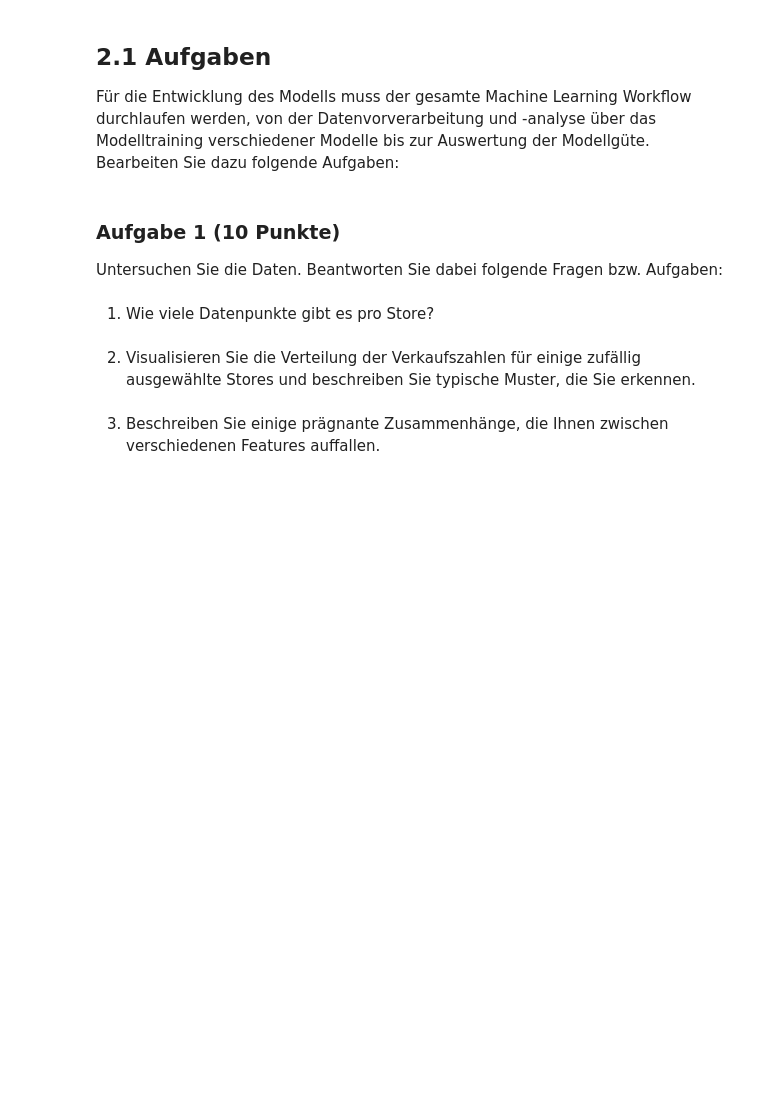
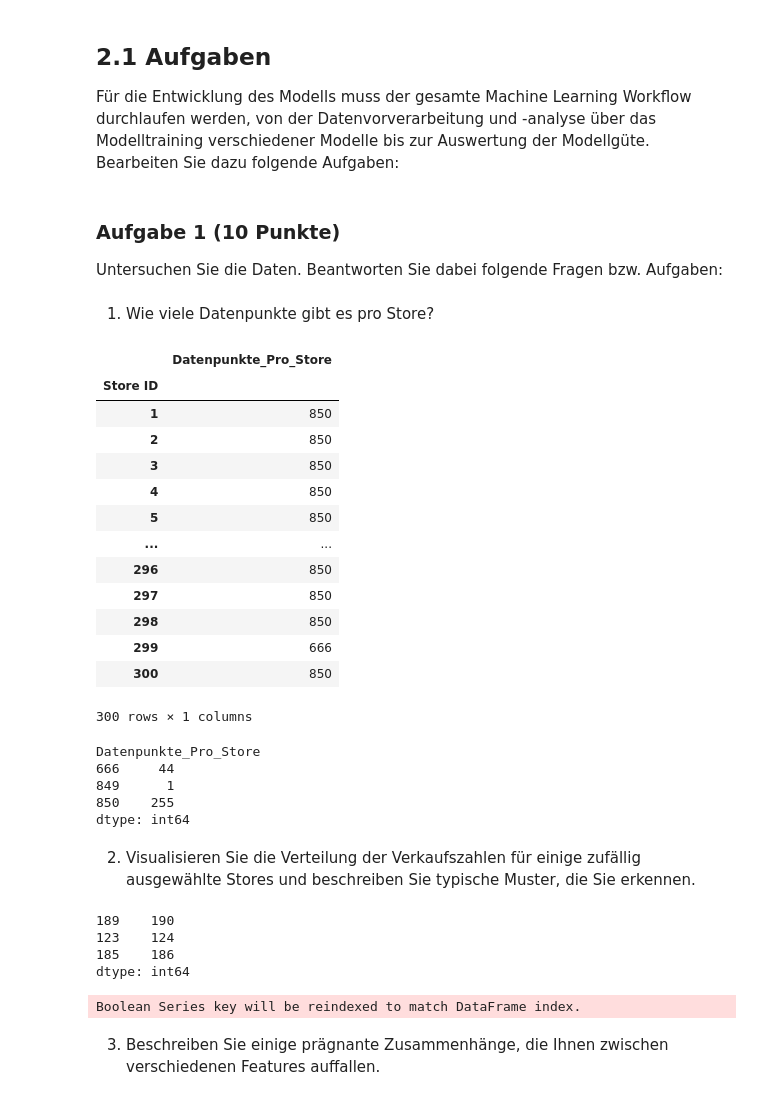
Before and after one commit to turulix/DMML1_Projekt, a Jupyter notebook: DMML1_Projekt_Abgabe.ipynb, the cells around one changed output. Drawn from its saved outputs; the diff is of its cells as text; code cells hidden in the pictures; blank space fills up the shorter version.

```diff
--- a/DMML1_Projekt_Abgabe.ipynb
+++ b/DMML1_Projekt_Abgabe.ipynb
@@ -27,7 +29,60 @@ Bearbeiten Sie dazu folgende Aufgaben:
 Untersuchen Sie die Daten. Beantworten Sie dabei folgende Fragen bzw. Aufgaben:
 # %% [markdown]
 1. Wie viele Datenpunkte gibt es pro Store?
+# %%
+task_1_1 = df_train.groupby('Store ID')[['Store ID']].agg(Datenpunkte_Pro_Store=('Store ID', 'count'))
+display(task_1_1)
+# %% [output]
+|  | Datenpunkte_Pro_Store |
+| Store ID |  |
+| 1 | 850 |
+| 2 | 850 |
+| 3 | 850 |
+| 4 | 850 |
+| 5 | 850 |
+| ... | ... |
+| 296 | 850 |
+| 297 | 850 |
+| 298 | 850 |
+| 299 | 666 |
+| 300 | 850 |
+300 rows × 1 columns
+# %%
+#Naheliegende Frage: Wie viele unterschiedliche Anzahl an Datenpunkten gibt es mit welcher Anzahl?
+task_1_1.groupby('Datenpunkte_Pro_Store').size()
+# %% [output]
+Datenpunkte_Pro_Store
+666     44
+849      1
+850    255
+dtype: int64
 # %% [markdown]
 2. Visualisieren Sie die Verteilung der Verkaufszahlen für einige zufällig ausgewählte Stores und beschreiben Sie typische Muster, die Sie erkennen.
+# %%
+#Alle Store IDs
+unique_store_ids = df_train['Store ID'].unique()
+
+# Zufällig 5 Store IDs auswählen mit sample
+random_store_ids = pd.Series(unique_store_ids).sample(n=3, random_state=1)
+print(random_store_ids)
+
+# DataFrame filtern, um nur die ausgewählten Store IDs zu behalten
+selected_df = df_train[df_train['Store ID'].isin(random_store_ids)]
+selected_df
+
+#Lineplot für Verkaufzahlen der Stores
+df_viz = selected_df.groupby(['Store ID', 'Date'], as_index=False)[['Sales']].sum().sort_values(by='Date')
+px.line(df_viz, x='Date', y='Sales', color='Store ID')
+# %% [output]
+189    190
+123    124
+185    186
+dtype: int64
+# %%
+#Innerhalb von nur 2014
+df_viz = selected_df[(df_train['Date'] >= '2014-01-01') & (df_train['Date'] <= '2014-12-31')].groupby(['Store ID', 'Date'], as_index=False)[['Sales']].sum().sort_values(by='Date')
+px.line(df_viz, x='Date', y='Sales', color='Store ID')
+# %% [output]
+Boolean Series key will be reindexed to match DataFrame index.
 # %% [markdown]
 3. Beschreiben Sie einige prägnante Zusammenhänge, die Ihnen zwischen verschiedenen Features auffallen.
```
Also changed, not shown: parts of 17 cells of this notebook.
